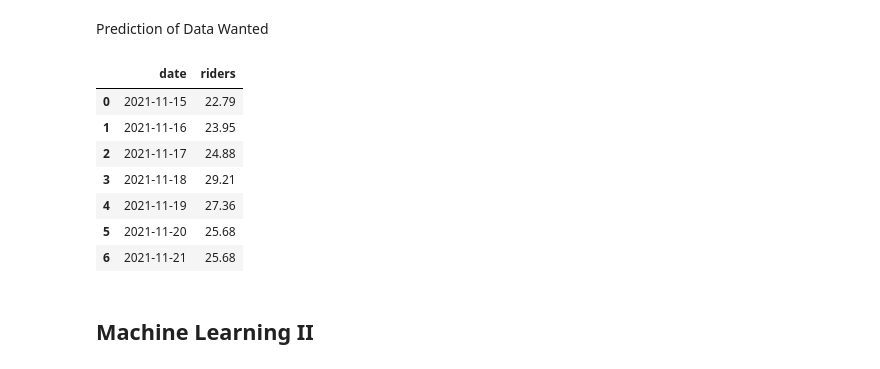
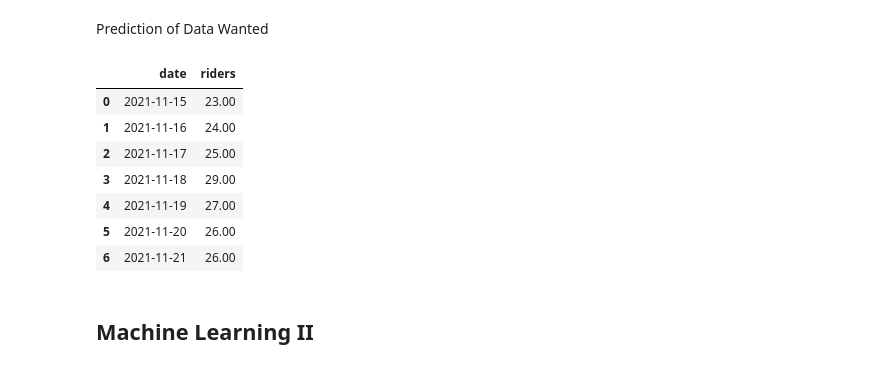
Before and after one commit to jrosilam/MayMobility_TakeHome, a Jupyter notebook: takehome_test.ipynb, the cells around one changed output. Cells and saved outputs as stored; diff of their text form; code cells hidden in the pictures.

```diff
--- a/takehome_test.ipynb
+++ b/takehome_test.ipynb
@@ -1240,41 +1240,43 @@ wanted_pred_df_1 = pd.DataFrame({
     "date":date_want,
     "month":date_want.strftime("%m"),
     "day":date_want.strftime("%A")
 })
 
 # One Hot Encode
 wanted_pred_df_1 = pd.get_dummies(data=wanted_pred_df_1,columns=['day'])
 wanted_pred_df_1.drop(columns=["day_Saturday","day_Sunday"],inplace=True)
 
 colname_idx = wanted_pred_df_1.columns != 'date'
 
 wanted_pred_df_1[wanted_pred_df_1.columns[colname_idx]] = wanted_pred_df_1.loc[:, colname_idx].astype(np.float64)
 wanted_pred_df_1.head()
 
+# get X_predictor
 X_pred = np.asarray(wanted_pred_df_1)
 X_pred[:,1:] = preprocessing.StandardScaler().fit_transform(X_pred[:,1:])
 
 # predict
 yhat = RigeModel_1.predict(X_pred[:,1:])
 
 # shouldn't have rides on the weekend...
-output_df_1 = pd.concat([wanted_pred_df_1["date"],pd.DataFrame(yhat)],axis=1)
+# should be around an average of 55-60 riders a day...
+output_df_1 = pd.concat([wanted_pred_df_1["date"],pd.DataFrame(yhat.round())],axis=1)
 output_df_1.columns = ["date","riders"]
 
 # save out to deliverables
 output_df_1.to_csv(index=False,path_or_buf="deliverables/riders.csv")
 
 # print df
 output_df_1
 # %% [output]
 |  | date | riders |
-| 0 | 2021-11-15 | 22.79 |
-| 1 | 2021-11-16 | 23.95 |
-| 2 | 2021-11-17 | 24.88 |
-| 3 | 2021-11-18 | 29.21 |
-| 4 | 2021-11-19 | 27.36 |
-| 5 | 2021-11-20 | 25.68 |
-| 6 | 2021-11-21 | 25.68 |
+| 0 | 2021-11-15 | 23.00 |
+| 1 | 2021-11-16 | 24.00 |
+| 2 | 2021-11-17 | 25.00 |
+| 3 | 2021-11-18 | 29.00 |
+| 4 | 2021-11-19 | 27.00 |
+| 5 | 2021-11-20 | 26.00 |
+| 6 | 2021-11-21 | 26.00 |
 # %% [markdown]
 ## Machine Learning II
 # %% [markdown]
```
Also changed, not shown: parts of 5 cells of this notebook, 1 other file.
